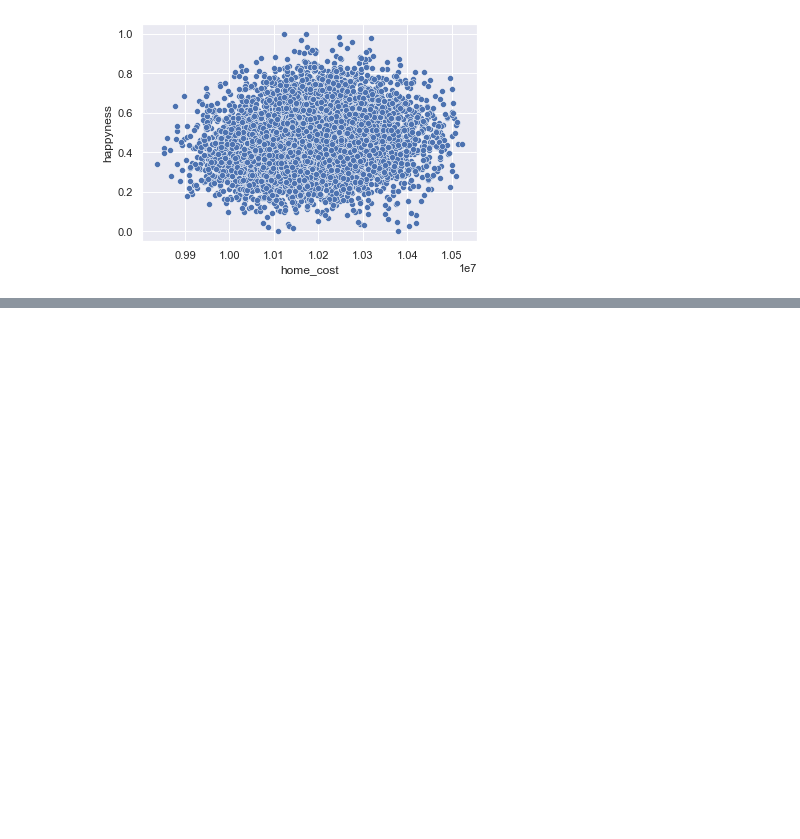
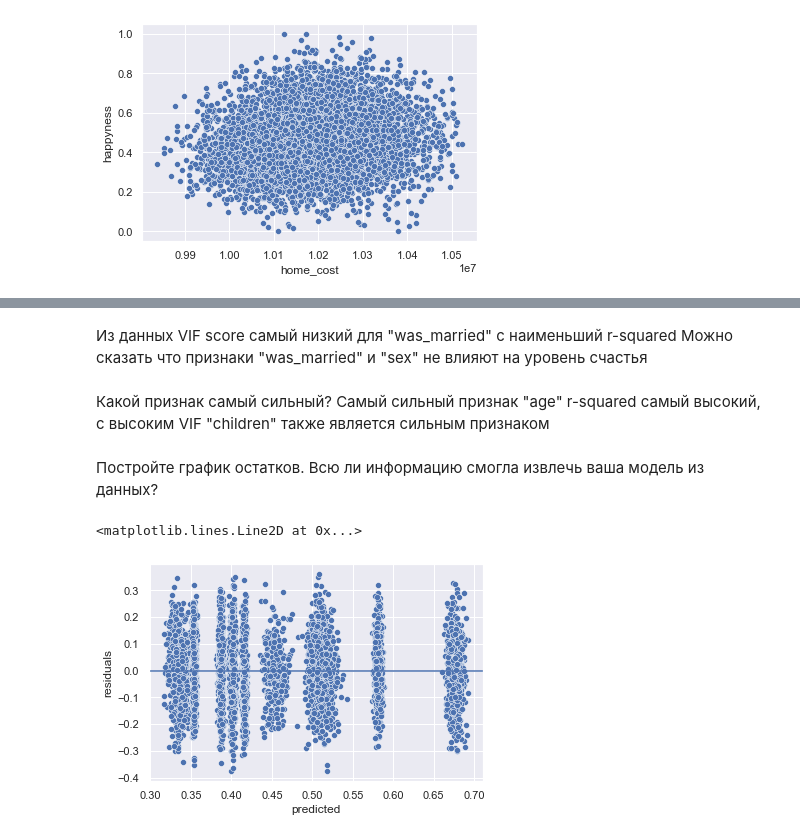
Before and after one commit to RedsquareM/dataanalysisHW, a Jupyter notebook: hw3.ipynb, the cells around one changed output, grey strips where cells are left out. Cells and saved outputs as stored; diff of their text form; code cells hidden in the pictures; blank space fills up the shorter version.

```diff
--- a/hw3.ipynb
+++ b/hw3.ipynb
@@ -619,0 +708,18 @@ sns.scatterplot(x='home_cost', y='happyness', data=df)
+# %% [markdown]
+Из данных VIF score самый низкий для "was_married" с наименьший r-squared
+Можно сказать что признаки "was_married" и "sex" не влияют на уровень счастья
+# %% [markdown]
+Какой признак самый сильный?
+Самый сильный признак "age" r-squared самый высокий, с высоким VIF
+"children" также является сильным признаком
+# %% [markdown]
+Постройте график остатков. Всю ли информацию смогла извлечь ваша модель из данных?
+# %%
+# residuals
+df["predicted"]=SMF_model.predict(df[['was_married', 'children', 'salary','sex','age','home_cost']])
+df["residuals"]=SMF_model.resid
+sns.scatterplot(data=df, x="predicted", y="residuals")
+plt.axhline(y=0)
+# %% [output]
+<matplotlib.lines.Line2D at 0x...>
+[figure, added]
```
Also changed, not shown: parts of 5 cells of this notebook.
